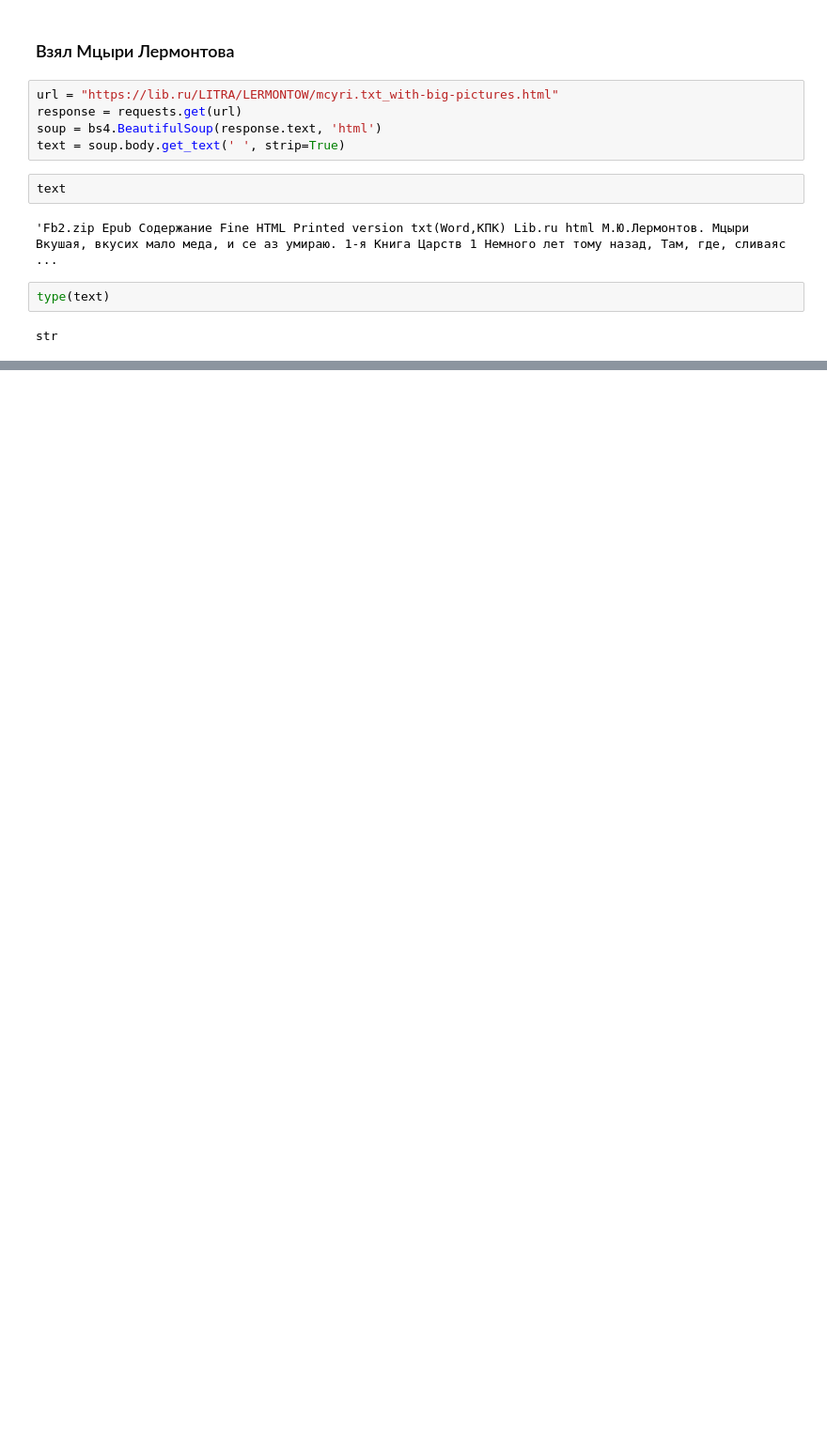
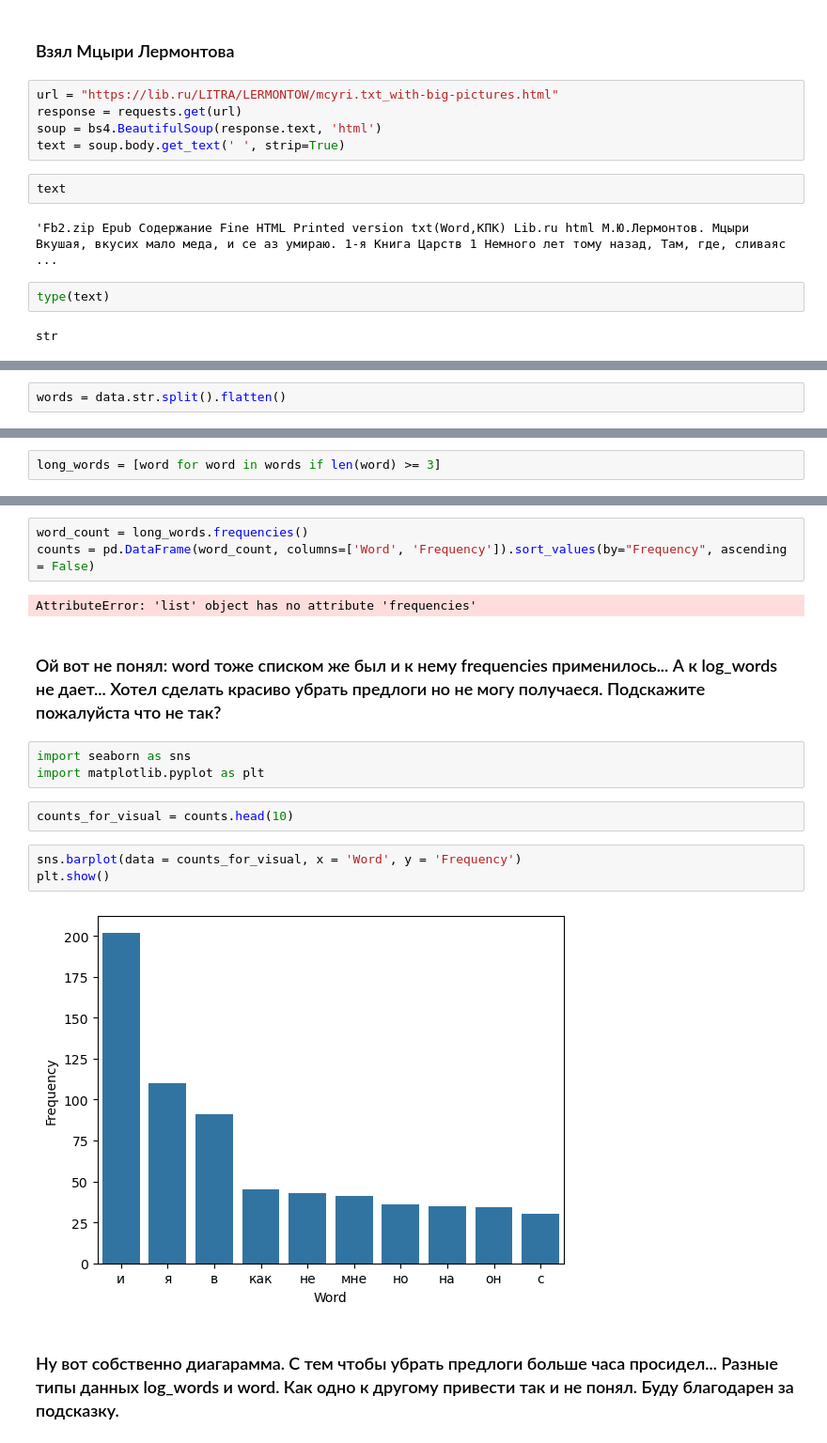
Before and after one commit to vpshenichnii/Innopolis-2024PVA, a Jupyter notebook: HW_PVA_Text.ipynb, the cells around one changed output, grey strips where cells are left out. Shown: that part at 94% size. Cells and saved outputs as stored; diff of their text form; blank space fills up the shorter version.

```diff
--- a/HW_PVA_Text.ipynb
+++ b/HW_PVA_Text.ipynb
@@ -42,0 +64,2 @@ UnicodeDecodeError: 'utf-8' codec can't decode byte 0xcc in position 2: invalid
+# %%
+words = data.str.split().flatten()
@@ -42,0 +105,2 @@ UnicodeDecodeError: 'utf-8' codec can't decode byte 0xcc in position 2: invalid
+# %%
+long_words = [word for word in words if len(word) >= 3]
@@ -42,0 +127,19 @@ UnicodeDecodeError: 'utf-8' codec can't decode byte 0xcc in position 2: invalid
+# %%
+word_count = long_words.frequencies()
+counts = pd.DataFrame(word_count, columns=['Word', 'Frequency']).sort_values(by="Frequency", ascending = False)
+# %% [output]
+AttributeError: 'list' object has no attribute 'frequencies'
+# %% [markdown]
+### Ой вот не понял: word тоже списком же был и к нему frequencies применилось... А к log_words не дает... Хотел сделать красиво убрать предлоги но не могу получаеся. Подскажите пожалуйста что не так?
+# %%
+import seaborn as sns
+import matplotlib.pyplot as plt
+# %%
+counts_for_visual = counts.head(10)
+# %%
+sns.barplot(data = counts_for_visual, x = 'Word', y = 'Frequency')
+plt.show()
+# %% [output]
+[figure, added]
+# %% [markdown]
+### Ну вот собственно диагарамма. С тем чтобы убрать предлоги больше часа просидел... Разные типы данных log_words и word. Как одно к другому привести так и не понял. Буду благодарен за подсказку.
```
Also changed, not shown: parts of 16 cells of this notebook.
